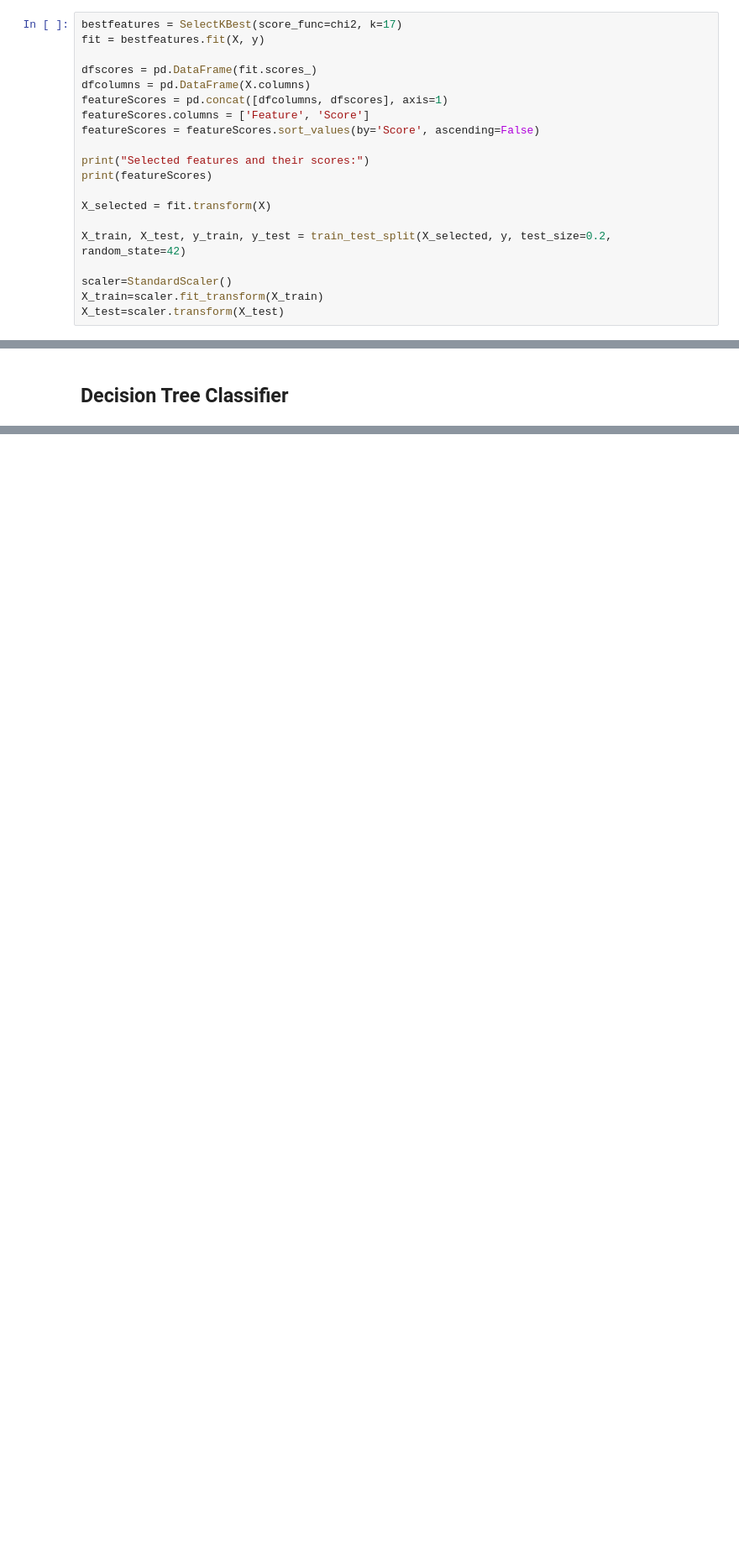
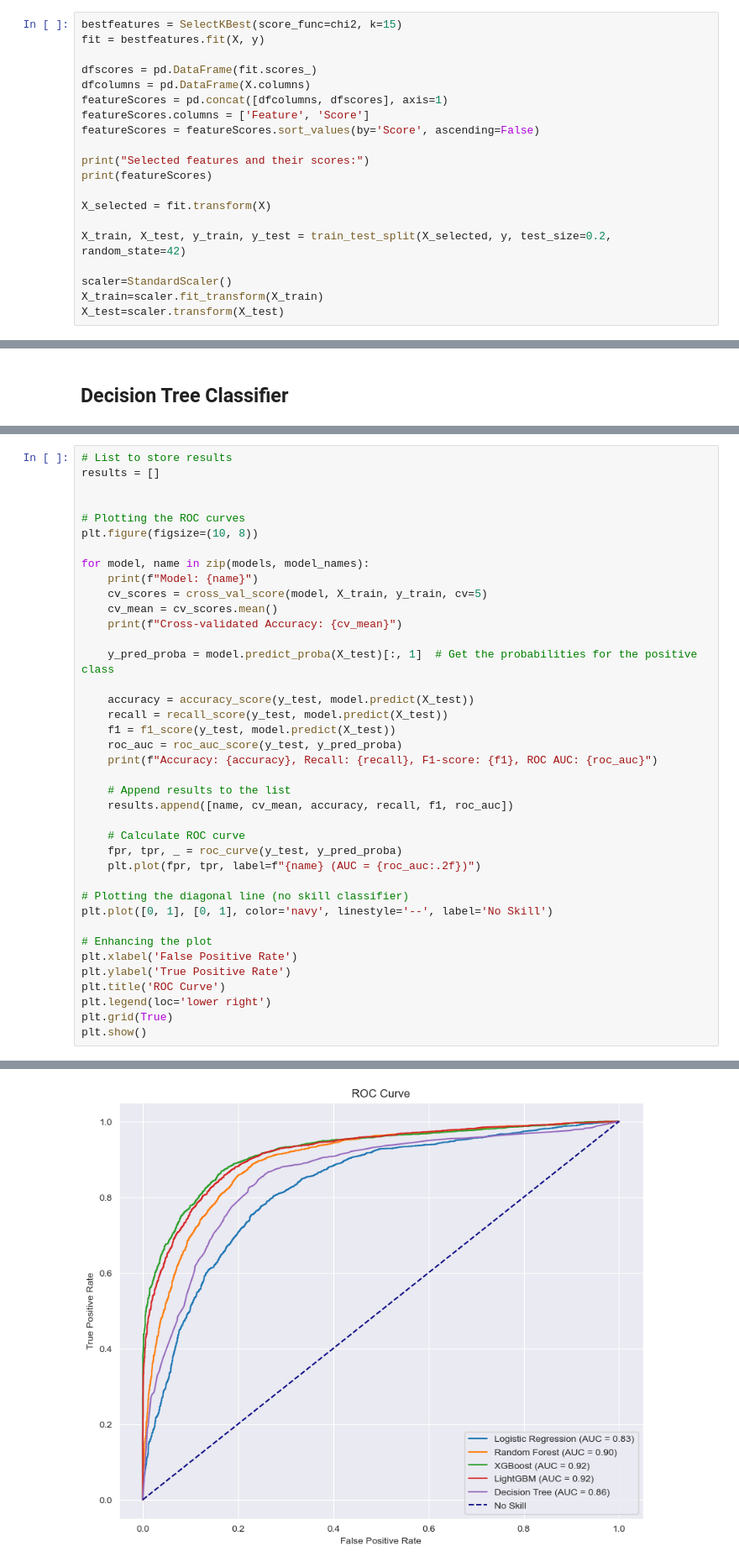
Before and after one commit to kacperpekalski/job_change_probability, a Jupyter notebook: job_change_probability.ipynb, the cells around one changed output, grey strips where cells are left out. Shown at 84% size. Drawn from its saved outputs; the diff is of its cells as text; blank space fills up the shorter version.

```diff
--- a/job_change_probability.ipynb
+++ b/job_change_probability.ipynb
@@ -689,5 +636,5 @@ X,y=smote.fit_resample(X,y)
 # %%
-bestfeatures = SelectKBest(score_func=chi2, k=17)
+bestfeatures = SelectKBest(score_func=chi2, k=15)
 fit = bestfeatures.fit(X, y)
 
 dfscores = pd.DataFrame(fit.scores_)
@@ -980 +938,41 @@ Najmniej Efektywny: Regresja Logistyczna, z wynikiem AUC wynoszącym 0,77.
 Podsumowując, metody zespołowe, takie jak XGBoost i LightGBM, wykazują lepszą wydajność w tej analizie krzywej ROC. Jeśli celem jest maksymalizacja zdolności modelu do rozróżniania klas, XGBoost lub LightGBM byłyby preferowanymi wyborami na podstawie tej oceny.
+# %%
+# List to store results
+results = []
+
+
+# Plotting the ROC curves
+plt.figure(figsize=(10, 8))
+
+for model, name in zip(models, model_names):
+    print(f"Model: {name}")
+    cv_scores = cross_val_score(model, X_train, y_train, cv=5)
+    cv_mean = cv_scores.mean()
+    print(f"Cross-validated Accuracy: {cv_mean}")
+
+    y_pred_proba = model.predict_proba(X_test)[:, 1]  # Get the probabilities for the positive class
+
+    accuracy = accuracy_score(y_test, model.predict(X_test))
+    recall = recall_score(y_test, model.predict(X_test))
+    f1 = f1_score(y_test, model.predict(X_test))
+    roc_auc = roc_auc_score(y_test, y_pred_proba)
+    print(f"Accuracy: {accuracy}, Recall: {recall}, F1-score: {f1}, ROC AUC: {roc_auc}")
+
+    # Append results to the list
+    results.append([name, cv_mean, accuracy, recall, f1, roc_auc])
+
+    # Calculate ROC curve
+    fpr, tpr, _ = roc_curve(y_test, y_pred_proba)
+    plt.plot(fpr, tpr, label=f"{name} (AUC = {roc_auc:.2f})")
+
+# Plotting the diagonal line (no skill classifier)
+plt.plot([0, 1], [0, 1], color='navy', linestyle='--', label='No Skill')
+
+# Enhancing the plot
+plt.xlabel('False Positive Rate')
+plt.ylabel('True Positive Rate')
+plt.title('ROC Curve')
+plt.legend(loc='lower right')
+plt.grid(True)
+plt.show()
+# %% [output]
@@ -980,0 +1003 @@ Podsumowując, metody zespołowe, takie jak XGBoost i LightGBM, wykazują lepsz
+[figure, added]
```
Also changed, not shown: parts of 39 cells of this notebook, 2 other files.
